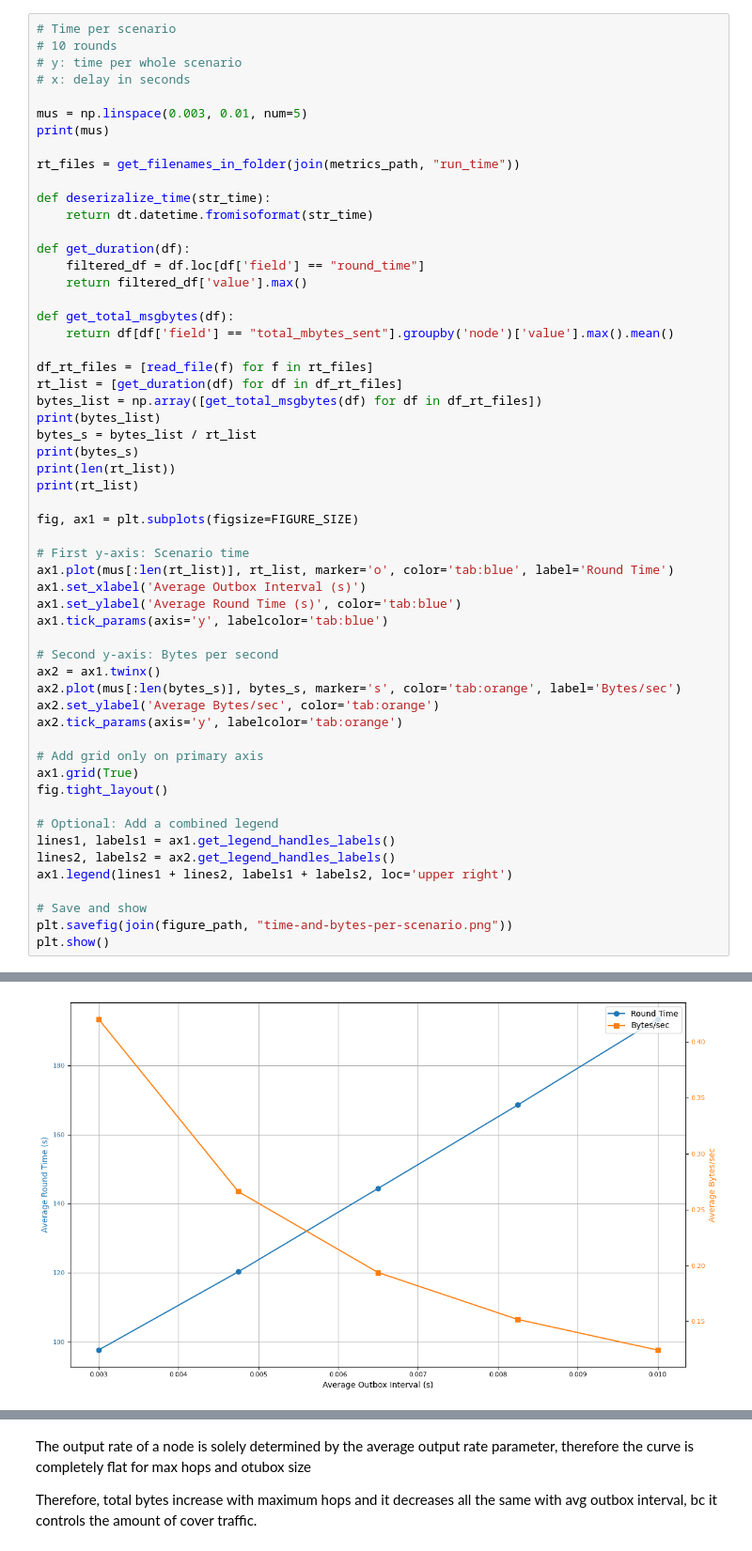
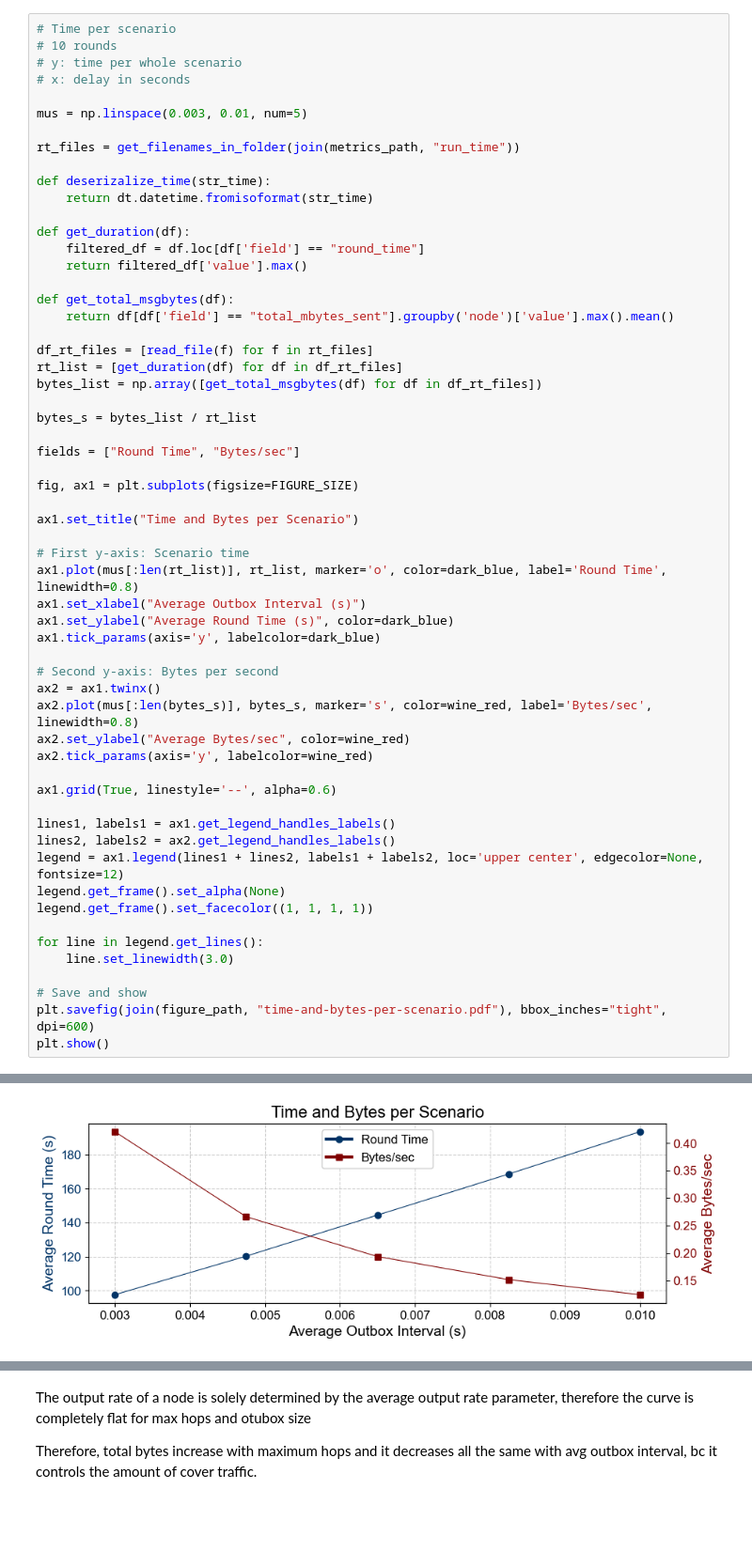
Before and after one commit to Altishofer/DFL_PeerBasedMixing, a Jupyter notebook: experiments/evaluation-plots.ipynb, the cells around one changed output, grey strips where cells are left out. Shown at 94% size. Saved outputs shown, nothing was run; the diff lists cells and outputs as text; blank space fills up the shorter version.

```diff
--- a/experiments/evaluation-plots.ipynb
+++ b/experiments/evaluation-plots.ipynb
@@ -62,7 +68,6 @@ Name: 1, dtype: object
 # x: delay in seconds
 
 mus = np.linspace(0.003, 0.01, num=5)
-print(mus)
 
 rt_files = get_filenames_in_folder(join(metrics_path, "run_time"))
 
@@ -79,36 +84,39 @@ def get_total_msgbytes(df):
 df_rt_files = [read_file(f) for f in rt_files]
 rt_list = [get_duration(df) for df in df_rt_files]
 bytes_list = np.array([get_total_msgbytes(df) for df in df_rt_files])
-print(bytes_list)
+
 bytes_s = bytes_list / rt_list
-print(bytes_s)
-print(len(rt_list))
-print(rt_list)
+
+fields = ["Round Time", "Bytes/sec"]
 
 fig, ax1 = plt.subplots(figsize=FIGURE_SIZE)
 
+ax1.set_title("Time and Bytes per Scenario")
+
 # First y-axis: Scenario time
-ax1.plot(mus[:len(rt_list)], rt_list, marker='o', color='tab:blue', label='Round Time')
-ax1.set_xlabel('Average Outbox Interval (s)')
-ax1.set_ylabel('Average Round Time (s)', color='tab:blue')
-ax1.tick_params(axis='y', labelcolor='tab:blue')
+ax1.plot(mus[:len(rt_list)], rt_list, marker='o', color=dark_blue, label='Round Time', linewidth=0.8)
+ax1.set_xlabel("Average Outbox Interval (s)")
+ax1.set_ylabel("Average Round Time (s)", color=dark_blue)
+ax1.tick_params(axis='y', labelcolor=dark_blue)
 
 # Second y-axis: Bytes per second
 ax2 = ax1.twinx()
-ax2.plot(mus[:len(bytes_s)], bytes_s, marker='s', color='tab:orange', label='Bytes/sec')
-ax2.set_ylabel('Average Bytes/sec', color='tab:orange')
-ax2.tick_params(axis='y', labelcolor='tab:orange')
+ax2.plot(mus[:len(bytes_s)], bytes_s, marker='s', color=wine_red, label='Bytes/sec', linewidth=0.8)
+ax2.set_ylabel("Average Bytes/sec", color=wine_red)
+ax2.tick_params(axis='y', labelcolor=wine_red)
 
-# Add grid only on primary axis
-ax1.grid(True)
-fig.tight_layout()
+ax1.grid(True, linestyle='--', alpha=0.6)
 
-# Optional: Add a combined legend
 lines1, labels1 = ax1.get_legend_handles_labels()
 lines2, labels2 = ax2.get_legend_handles_labels()
-ax1.legend(lines1 + lines2, labels1 + labels2, loc='upper right')
+legend = ax1.legend(lines1 + lines2, labels1 + labels2, loc='upper center', edgecolor=None, fontsize=12)
+legend.get_frame().set_alpha(None)
+legend.get_frame().set_facecolor((1, 1, 1, 1))
+
+for line in legend.get_lines():
+    line.set_linewidth(3.0)
 
 # Save and show
-plt.savefig(join(figure_path, "time-and-bytes-per-scenario.png"))
+plt.savefig(join(figure_path, "time-and-bytes-per-scenario.pdf"), bbox_inches="tight", dpi=600)
 plt.show()
 # %% [output]
@@ -120,4 +123,4 @@ plt.show()
-[figure, old version]
+[figure, new version]
 # %%
 # CPU utilization per state (training, waiting, aggregating, broadcasting)
 # y: Total CPU time per stage
```
Also changed, not shown: parts of 12 cells of this notebook, 29 other files.
